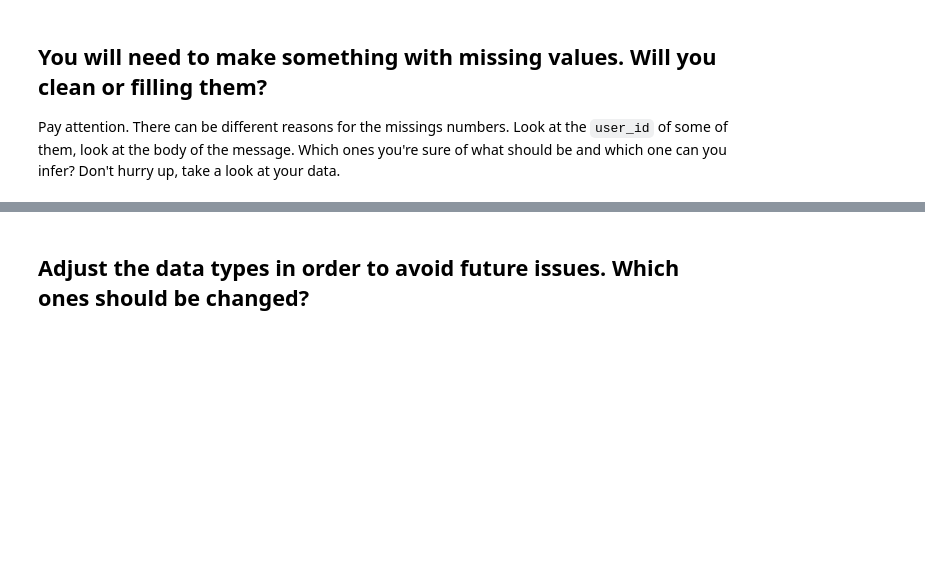
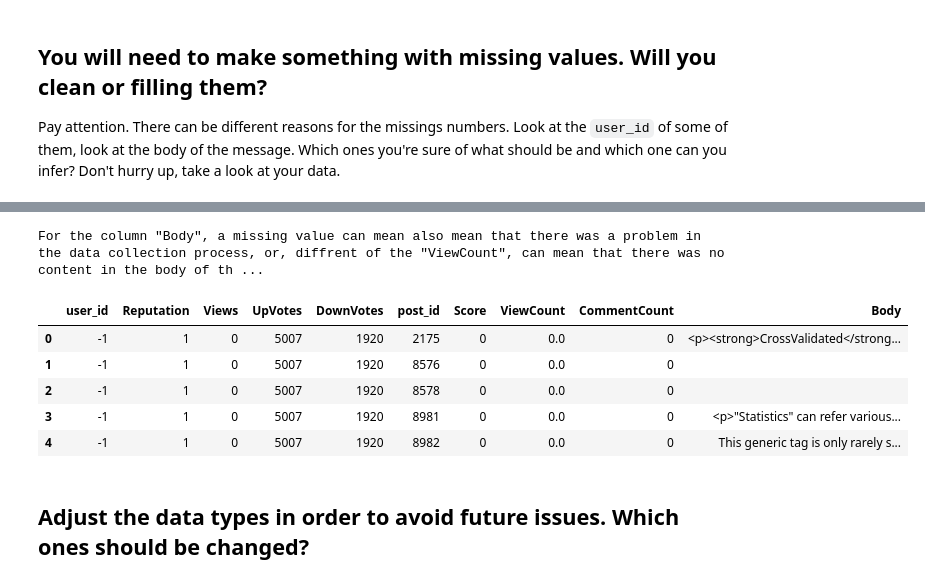
Before and after one commit to gabrielanakasato/ironhack-daft, a Jupyter notebook: labs/lab-w02/06-data-cleaning/your-code/data-cleaning-lab.ipynb, the cells around one changed output, grey strips where cells are left out. Drawn from its saved outputs; the diff is of its cells as text; code cells hidden in the pictures; blank space fills up the shorter version.

```diff
--- a/labs/lab-w02/06-data-cleaning/your-code/data-cleaning-lab.ipynb
+++ b/labs/lab-w02/06-data-cleaning/your-code/data-cleaning-lab.ipynb
@@ -458,2 +478,21 @@ Pay attention. There can be different reasons for the missings numbers. Look at
+# %%
+# Soluction for column 'Body'
+print(f'For the column "Body", a missing value can mean also mean that there was a problem in the data collection',
+      f'process, or, diffrent of the "ViewCount", can mean that there was no content in the body of the text.'
+      f'The type of data in this column can only be a string, so the best solution is to clean the field.', sep=' ')
+
+# Clean the field, replacing NaN with an empty string
+posts_from_users.Body.fillna('', inplace=True)
+
+# Check retult
+posts_from_users.head()
+# %% [output]
+For the column "Body", a missing value can mean also mean that there was a problem in the data collection process, or, diffrent of the "ViewCount", can mean that there was no content in the body of th ...
+|  | user_id | Reputation | Views | UpVotes | DownVotes | post_id | Score | ViewCount | CommentCount | Body |
+| 0 | -1 | 1 | 0 | 5007 | 1920 | 2175 | 0 | 0.0 | 0 | <p><strong>CrossValidated</strong... |
+| 1 | -1 | 1 | 0 | 5007 | 1920 | 8576 | 0 | 0.0 | 0 |  |
+| 2 | -1 | 1 | 0 | 5007 | 1920 | 8578 | 0 | 0.0 | 0 |  |
+| 3 | -1 | 1 | 0 | 5007 | 1920 | 8981 | 0 | 0.0 | 0 | <p>"Statistics" can refer various... |
+| 4 | -1 | 1 | 0 | 5007 | 1920 | 8982 | 0 | 0.0 | 0 | This generic tag is only rarely s... |
 # %% [markdown]
 ## Adjust the data types in order to avoid future issues. Which ones should be changed?
```
Also changed, not shown: parts of 6 cells of this notebook, 1 other file.
